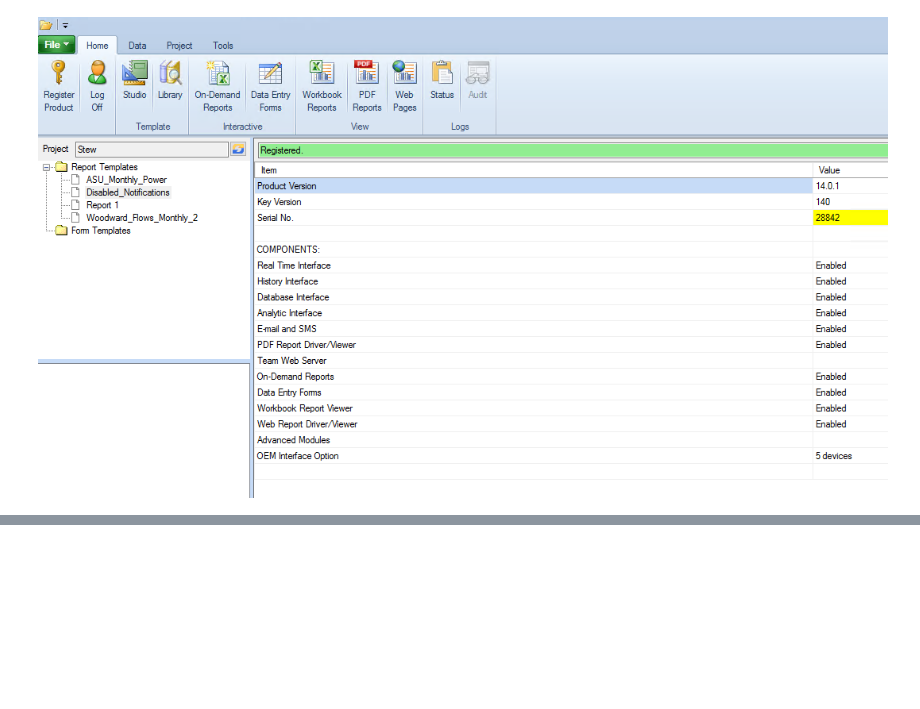
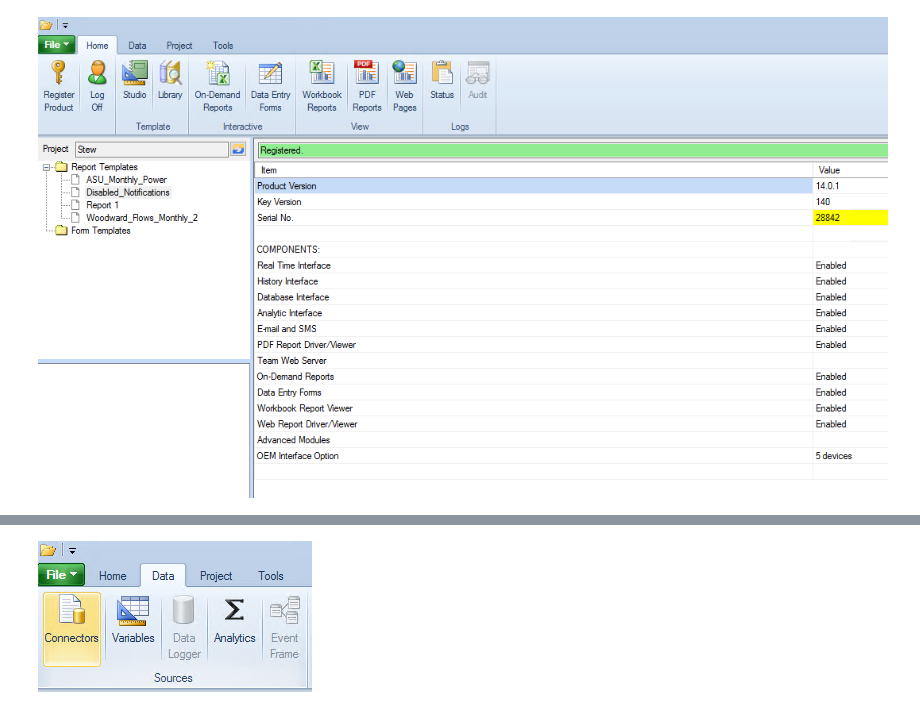
Before and after one commit to GabeMaldonado/JupyterNotebooks, a Jupyter notebook: XLRep.ipynb, the cells around one changed output, grey strips where cells are left out. Saved outputs shown, nothing was run; the diff lists cells and outputs as text; code cells hidden in the pictures; blank space fills up the shorter version.

```diff
--- a/XLRep.ipynb
+++ b/XLRep.ipynb
@@ -7,0 +12,4 @@ Image('/home.PNG')
+# %%
+Image('/data_tab.PNG')
+# %% [output]
+[figure, added]
```
Also changed, not shown: parts of 1 cell of this notebook.
